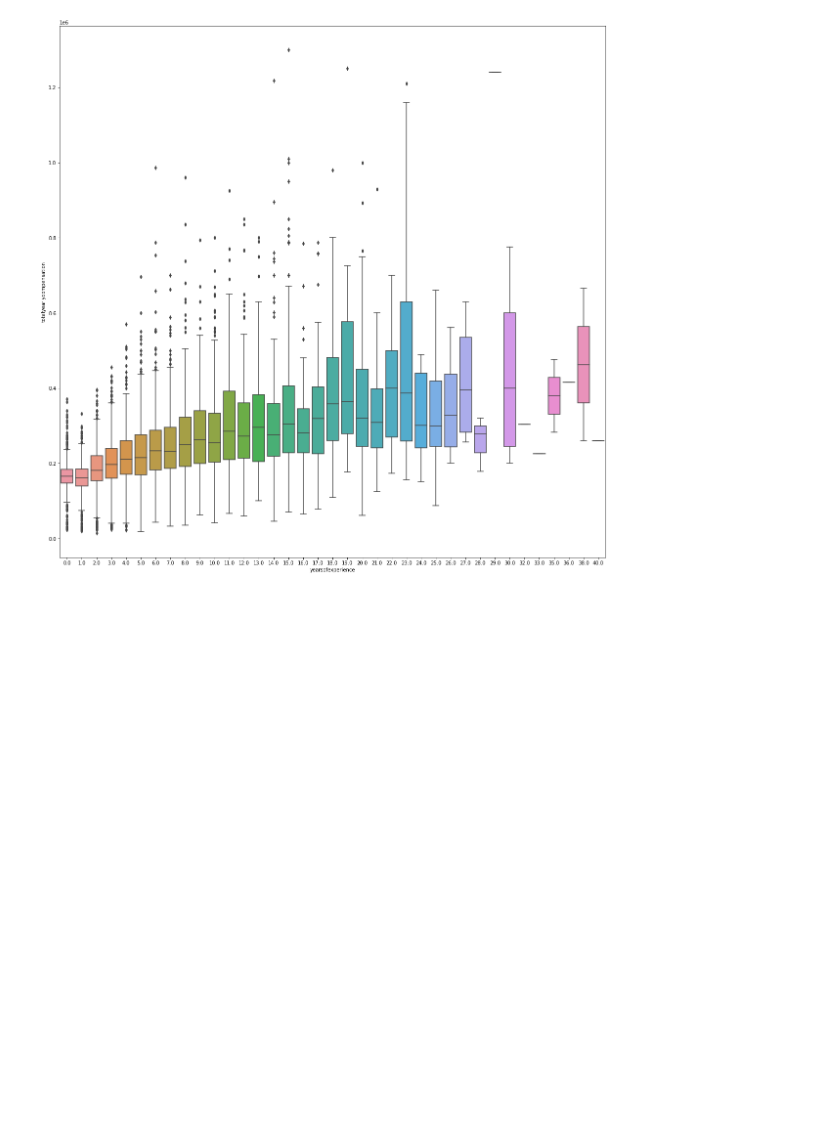
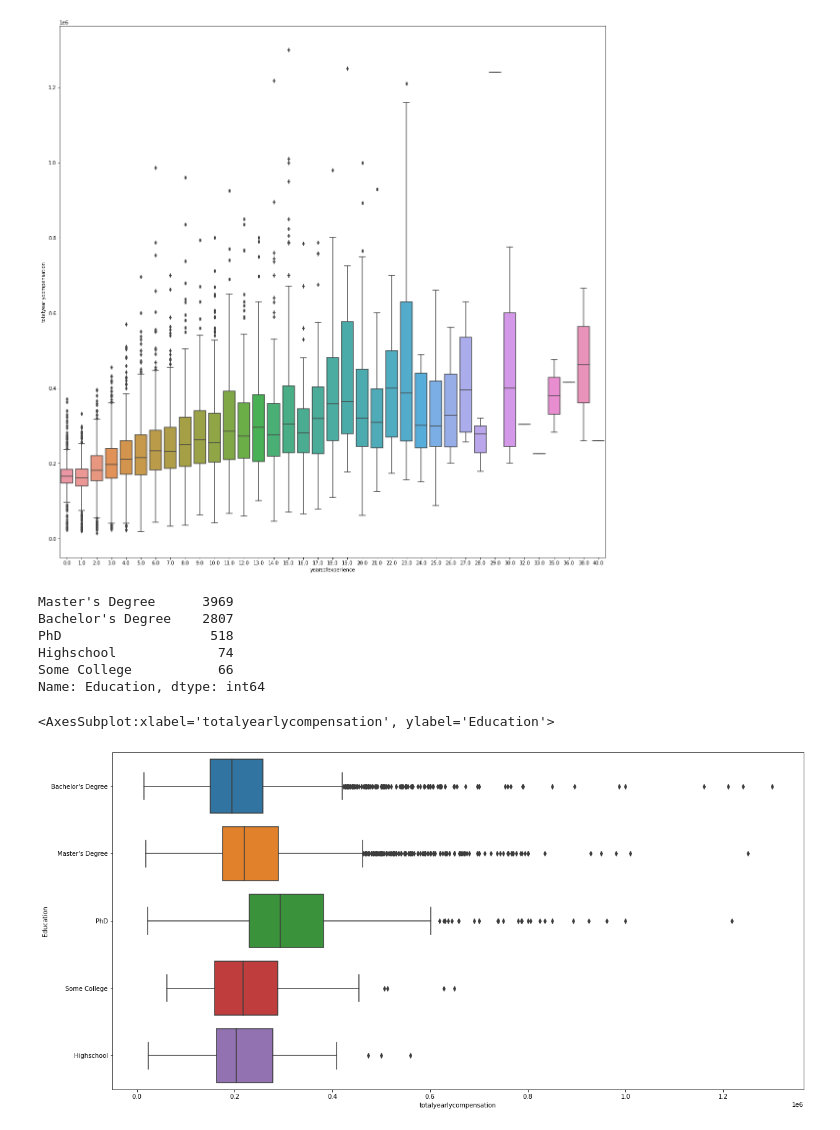
Before and after one commit to CarrotHands/miniprog, a Jupyter notebook: colab.ipynb, the cells around one changed output. Saved outputs shown, nothing was run; the diff lists cells and outputs as text; code cells hidden in the pictures; blank space fills up the shorter version.

Commit message:
added education and race plots

```diff
--- a/colab.ipynb
+++ b/colab.ipynb
@@ -353,3 +353,16 @@ sb.boxplot(data=faamgeduonly, x='yearsofexperience', y='totalyearlycompensation'
 # %% [output]
 <AxesSubplot:xlabel='yearsofexperience', ylabel='totalyearlycompensation'>
 [figure]
+# %%
+print(faamgeduonly['Education'].value_counts())
+f = plt.figure(figsize=(20,10))
+sb.boxplot(y='Education',x='totalyearlycompensation',data=faamgeduonly)
+# %% [output]
+Master's Degree      3969
+Bachelor's Degree    2807
+PhD                   518
+Highschool             74
+Some College           66
+Name: Education, dtype: int64
+<AxesSubplot:xlabel='totalyearlycompensation', ylabel='Education'>
+[figure, added]
```
Also changed, not shown: parts of 2 cells of this notebook.
